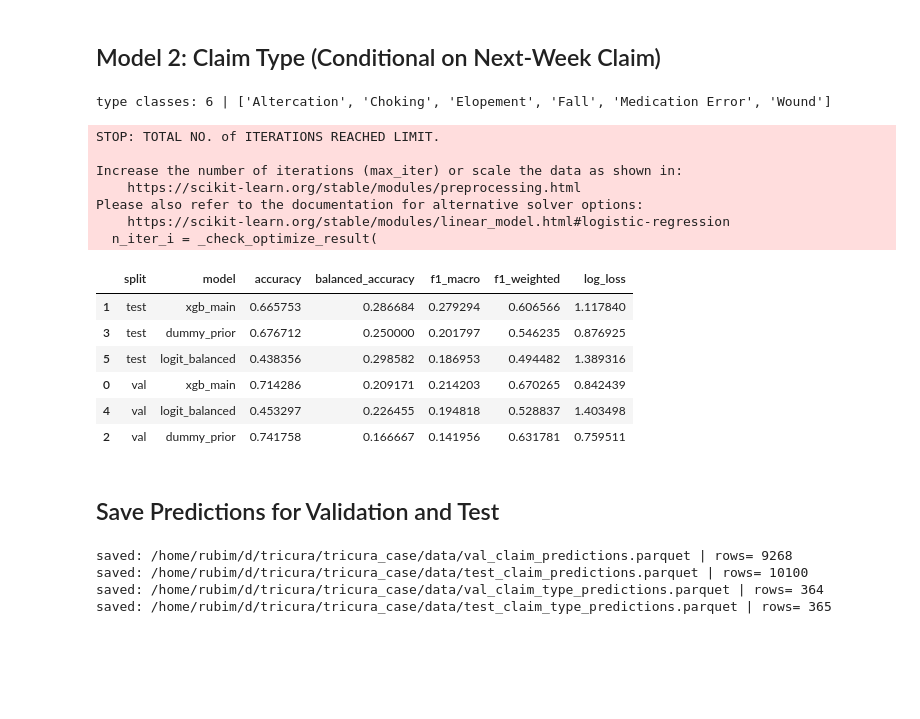
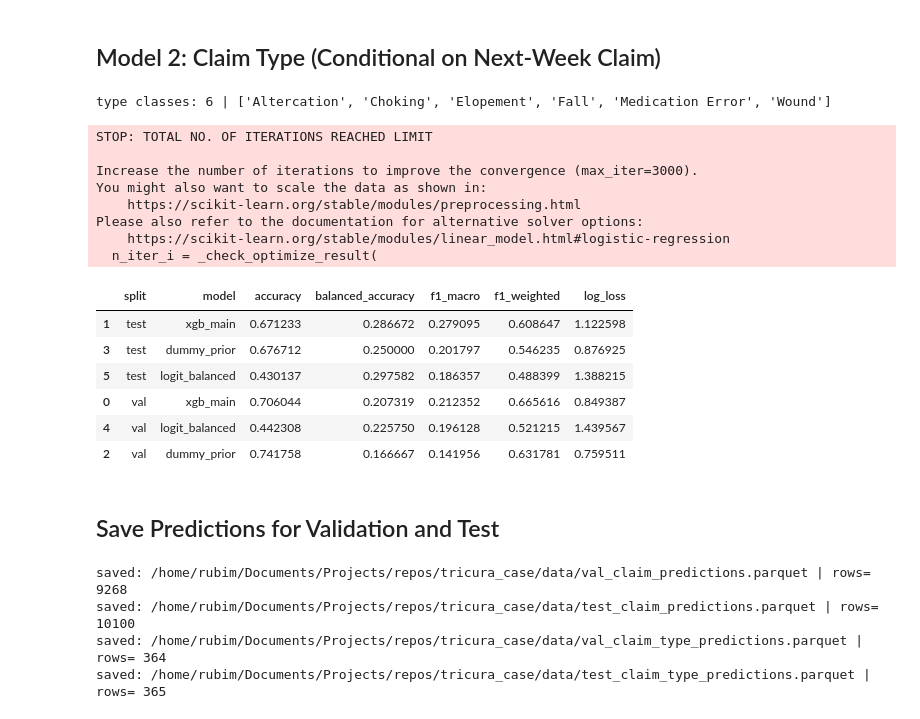
Before and after one commit to Cesar-rubim/tricura_case, a Jupyter notebook: prototype/weekly_claims_ml.ipynb, the cells around one changed output. Cells and saved outputs as stored; diff of their text form; code cells hidden in the pictures; blank space fills up the shorter version.

Commit message:
Fixing outdated param on logistic reg

```diff
--- a/prototype/weekly_claims_ml.ipynb
+++ b/prototype/weekly_claims_ml.ipynb
@@ -352,7 +352,7 @@ type_main.fit(X_train_type, y_train_type)
 type_dummy = DummyClassifier(strategy='prior', random_state=RANDOM_STATE)
 type_dummy.fit(X_train_type, y_train_type)
 
-type_logit = LogisticRegression(max_iter=3000, class_weight='balanced', multi_class='auto', solver='lbfgs', random_state=RANDOM_STATE)
+type_logit = LogisticRegression(max_iter=3000, class_weight='balanced', solver='lbfgs', random_state=RANDOM_STATE)
 type_logit.fit(X_train_type, y_train_type)
 
 models_type = {
@@ -375,40 +375,41 @@ for name, mdl in models_type.items():
             'f1_macro': f1_score(y_val_type, pred_val, average='macro', zero_division=0),
             'f1_weighted': f1_score(y_val_type, pred_val, average='weighted', zero_division=0),
             'log_loss': log_loss(y_val_type, p_val, labels=np.arange(n_classes)),
         })
         pred_cache_type[(name, 'val')] = (p_val, pred_val)
 
     if len(y_test_type):
         p_test = mdl.predict_proba(X_test_type)
         pred_test = np.argmax(p_test, axis=1)
         rows.append({
             'split': 'test',
             'model': name,
             'accuracy': accuracy_score(y_test_type, pred_test),
             'balanced_accuracy': balanced_accuracy_score(y_test_type, pred_test),
             'f1_macro': f1_score(y_test_type, pred_test, average='macro', zero_division=0),
             'f1_weighted': f1_score(y_test_type, pred_test, average='weighted', zero_division=0),
             'log_loss': log_loss(y_test_type, p_test, labels=np.arange(n_classes)),
         })
         pred_cache_type[(name, 'test')] = (p_test, pred_test)
 
 metrics_type = pd.DataFrame(rows).sort_values(['split', 'f1_macro'], ascending=[True, False])
 metrics_type
 # %% [output]
 type classes: 6 | ['Altercation', 'Choking', 'Elopement', 'Fall', 'Medication Error', 'Wound']
-STOP: TOTAL NO. of ITERATIONS REACHED LIMIT.
+STOP: TOTAL NO. OF ITERATIONS REACHED LIMIT
 
-Increase the number of iterations (max_iter) or scale the data as shown in:
+Increase the number of iterations to improve the convergence (max_iter=3000).
+You might also want to scale the data as shown in:
     https://scikit-learn.org/stable/modules/preprocessing.html
 Please also refer to the documentation for alternative solver options:
     https://scikit-learn.org/stable/modules/linear_model.html#logistic-regression
   n_iter_i = _check_optimize_result(
 |  | split | model | accuracy | balanced_accuracy | f1_macro | f1_weighted | log_loss |
-| 1 | test | xgb_main | 0.665753 | 0.286684 | 0.279294 | 0.606566 | 1.117840 |
+| 1 | test | xgb_main | 0.671233 | 0.286672 | 0.279095 | 0.608647 | 1.122598 |
 | 3 | test | dummy_prior | 0.676712 | 0.250000 | 0.201797 | 0.546235 | 0.876925 |
-| 5 | test | logit_balanced | 0.438356 | 0.298582 | 0.186953 | 0.494482 | 1.389316 |
-| 0 | val | xgb_main | 0.714286 | 0.209171 | 0.214203 | 0.670265 | 0.842439 |
-| 4 | val | logit_balanced | 0.453297 | 0.226455 | 0.194818 | 0.528837 | 1.403498 |
+| 5 | test | logit_balanced | 0.430137 | 0.297582 | 0.186357 | 0.488399 | 1.388215 |
+| 0 | val | xgb_main | 0.706044 | 0.207319 | 0.212352 | 0.665616 | 0.849387 |
+| 4 | val | logit_balanced | 0.442308 | 0.225750 | 0.196128 | 0.521215 | 1.439567 |
 | 2 | val | dummy_prior | 0.741758 | 0.166667 | 0.141956 | 0.631781 | 0.759511 |
 # %% [markdown]
 ## Save Predictions for Validation and Test
@@ -458,10 +459,10 @@ for split_name, pos_mask, y_true_raw in [
     out.to_parquet(out_path, index=False)
     print('saved:', out_path, '| rows=', len(out))
 # %% [output]
-saved: /home/rubim/d/tricura/tricura_case/data/val_claim_predictions.parquet | rows= 9268
-saved: /home/rubim/d/tricura/tricura_case/data/test_claim_predictions.parquet | rows= 10100
-saved: /home/rubim/d/tricura/tricura_case/data/val_claim_type_predictions.parquet | rows= 364
-saved: /home/rubim/d/tricura/tricura_case/data/test_claim_type_predictions.parquet | rows= 365
+saved: /home/rubim/Documents/Projects/repos/tricura_case/data/val_claim_predictions.parquet | rows= 9268
+saved: /home/rubim/Documents/Projects/repos/tricura_case/data/test_claim_predictions.parquet | rows= 10100
+saved: /home/rubim/Documents/Projects/repos/tricura_case/data/val_claim_type_predictions.parquet | rows= 364
+saved: /home/rubim/Documents/Projects/repos/tricura_case/data/test_claim_type_predictions.parquet | rows= 365
 # %%
 # Optional: save metrics summaries too
 metrics_claim.to_parquet(OUT_DIR / 'metrics_claim.parquet', index=False)
```
Also changed, not shown: parts of 2 cells of this notebook, 2 other files.
